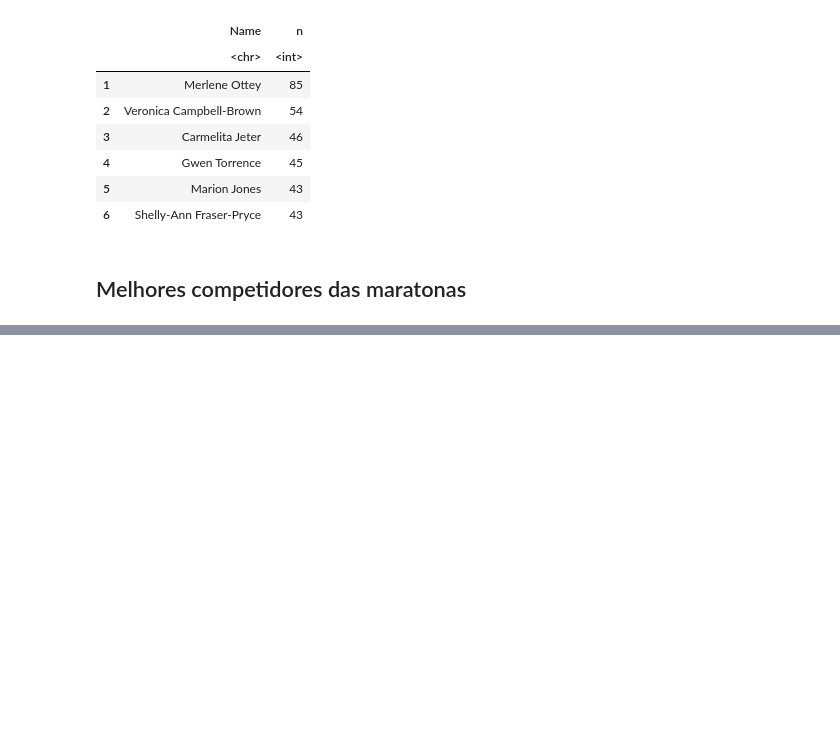
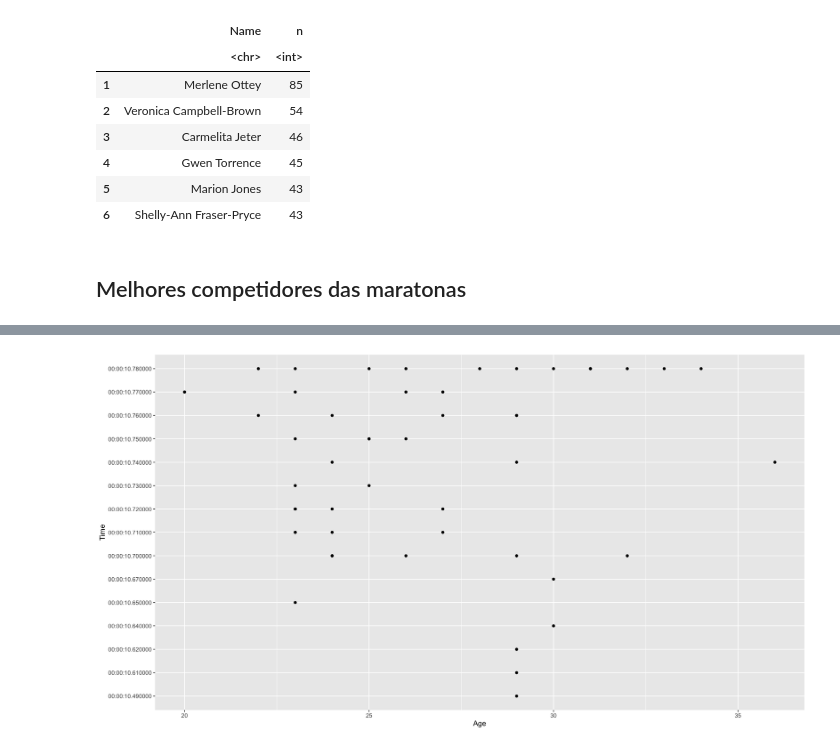
Before and after one commit to TomasLira/Sprint-and-Marathon-analysis, a Jupyter notebook: ExploratoryAnalysisRunners.ipynb, the cells around one changed output, grey strips where cells are left out. Drawn from its saved outputs; the diff is of its cells as text; code cells hidden in the pictures; blank space fills up the shorter version.

```diff
--- a/ExploratoryAnalysisRunners.ipynb
+++ b/ExploratoryAnalysisRunners.ipynb
@@ -315,0 +344,10 @@ A data.frame: 6 x 2
+# %%
+fastest_time_100m_women <- runners_women |>
+filter(Event == "100 m") |>
+arrange(Time)
+top_50_fastest_time_100m_women<- head(fastest_time_100m_women,50)
+
+ggplot(data = top_50_fastest_time_100m_women, mapping = aes(x = Age, Time)) + geom_point(mapping = aes(group = Name))+
+scale_x_continuous(breaks = seq(20,40,5))
+# %% [output]
+[figure, added]
```
Also changed, not shown: parts of 6 cells of this notebook.
